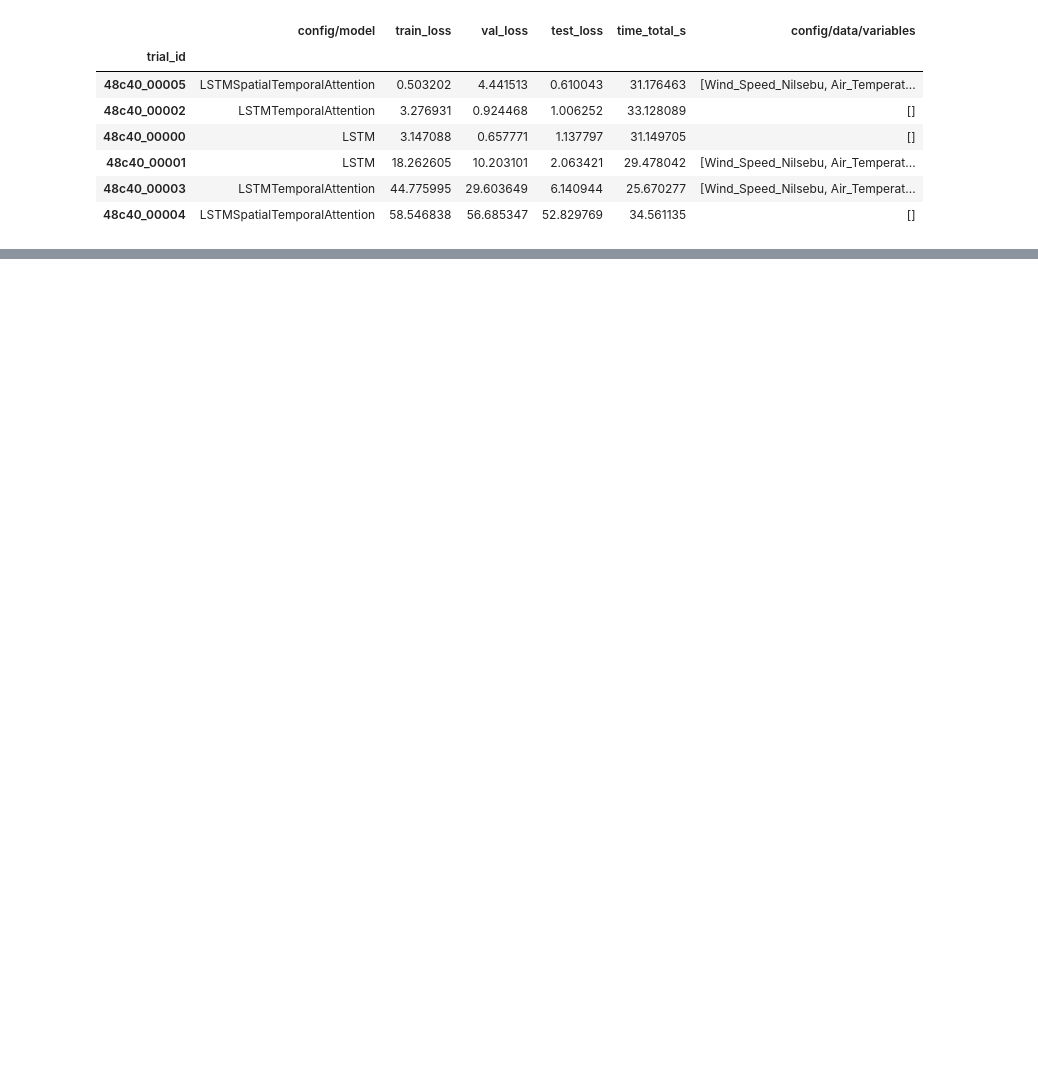
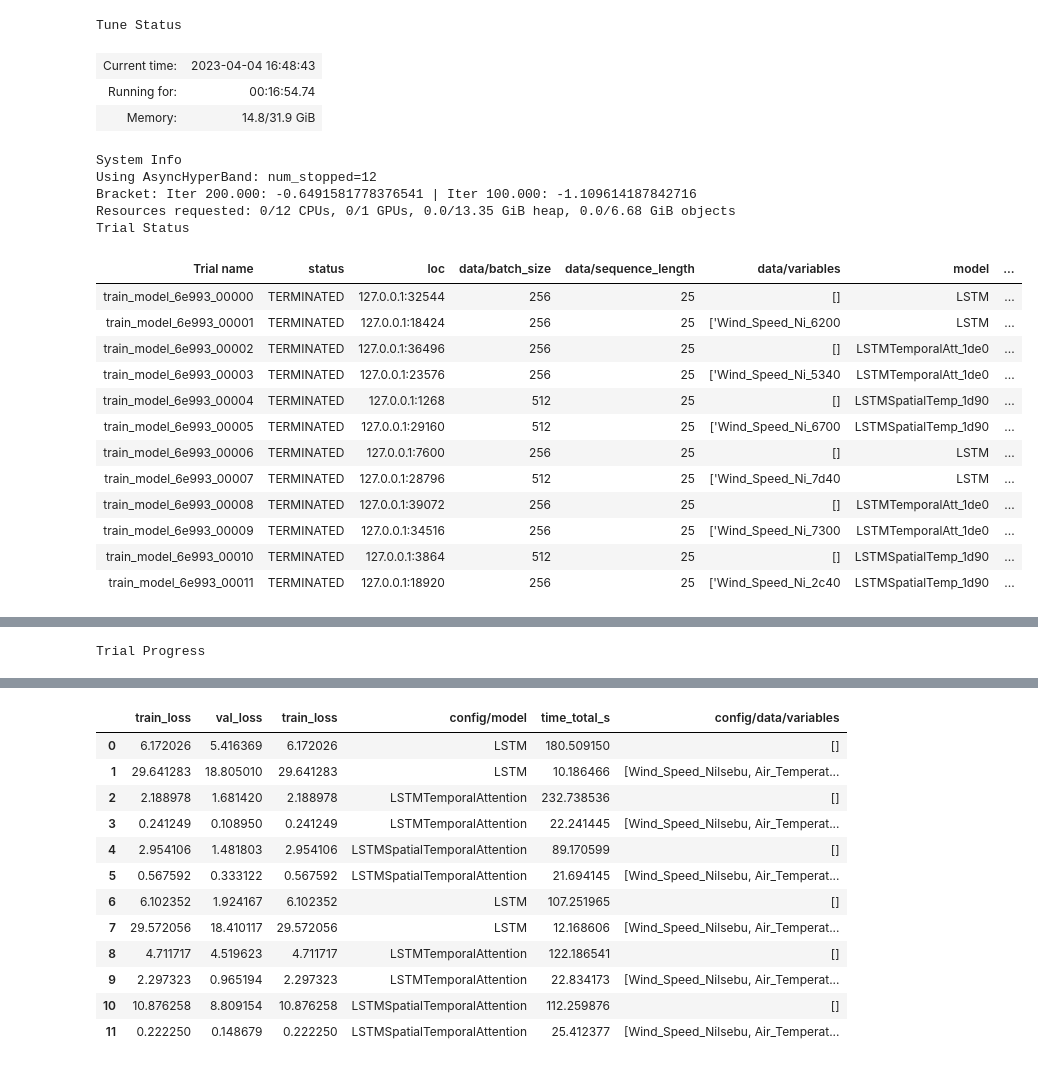
Before and after one commit to BorMagnus/hydro-ml, a Jupyter notebook: notebooks/05-model-training.ipynb, the cells around one changed output, grey strips where cells are left out. Cells and saved outputs as stored; diff of their text form; code cells hidden in the pictures; blank space fills up the shorter version.

Commit message:
Changes in training and application

```diff
--- a/notebooks/05-model-training.ipynb
+++ b/notebooks/05-model-training.ipynb
@@ -16,11 +18,31 @@ from src.train import train_model
 # %%
 target_variable = 'Flow_Kalltveit'
 file_name = "cleaned_data_1.csv"
-data_dir = "../data"
+data_dir = "../best_model"
 datetime_variable = "Datetime"
-models = ["LSTM", "LSTMTemporalAttention", "LSTMSpatialTemporalAttention"] # Can be: "FCN", "FCNTemporalAttention", "LSTMTemporalAttention", "LSTM", "LSTMSpatialAttention", "LSTMSpatialTemporalAttention"
+models = [
+            "LSTM", "LSTMTemporalAttention", "LSTMSpatialTemporalAttention"
+         ] # Can be: "FCN", "FCNTemporalAttention", "LSTMTemporalAttention", "LSTM", "LSTMSpatialAttention", "LSTMSpatialTemporalAttention"
 variables = [
             [],
-            ["Wind_Speed_Nilsebu", "Air_Temperature_Nilsebu", "Wind_Direction_Nilsebu", "Relative_Humidity_Nilsebu", "Air_Temperature_Fister", "Precipitation_Fister", "Flow_Lyngsvatn_Overflow", "Flow_Tapping", "Water_Level_Kalltveit", "Water_Temperature_Kalltveit_Kum", "Precipitation_Nilsebu", "Flow_HBV", "Precipitation_HBV", "Temperature_HBV", "Flow_Without_Tapping_Kalltveit", "Flow_Lyngsaana", "Water_Temperature_Lyngsaana"],
+            [
+                "Wind_Speed_Nilsebu",
+                "Air_Temperature_Nilsebu",
+                "Wind_Direction_Nilsebu",
+                "Relative_Humidity_Nilsebu",
+                "Air_Temperature_Fister",
+                "Precipitation_Fister",
+                "Flow_Lyngsvatn_Overflow",
+                "Flow_Tapping",
+                "Water_Level_Kalltveit",
+                "Water_Temperature_Kalltveit_Kum",
+                "Precipitation_Nilsebu",
+                "Flow_HBV",
+                "Precipitation_HBV",
+                "Temperature_HBV",
+                "Flow_Without_Tapping_Kalltveit",
+                "Flow_Lyngsaana",
+                "Water_Temperature_Lyngsaana"
+            ],
         ]
 # %%
@@ -120,11 +100,0 @@ Best config:  {'data_file': 'cleaned_data_1.csv', 'datetime': 'Datetime', 'data'
-# %%
-df[['config/model', 'train_loss', 'val_loss', 'test_loss', 'time_total_s', 'config/data/variables']].sort_values('test_loss')
-# %% [output]
-|  | config/model | train_loss | val_loss | test_loss | time_total_s | config/data/variables |
-| trial_id |  |  |  |  |  |  |
-| 48c40_00005 | LSTMSpatialTemporalAttention | 0.503202 | 4.441513 | 0.610043 | 31.176463 | [Wind_Speed_Nilsebu, Air_Temperat... |
-| 48c40_00002 | LSTMTemporalAttention | 3.276931 | 0.924468 | 1.006252 | 33.128089 | [] |
-| 48c40_00000 | LSTM | 3.147088 | 0.657771 | 1.137797 | 31.149705 | [] |
-| 48c40_00001 | LSTM | 18.262605 | 10.203101 | 2.063421 | 29.478042 | [Wind_Speed_Nilsebu, Air_Temperat... |
-| 48c40_00003 | LSTMTemporalAttention | 44.775995 | 29.603649 | 6.140944 | 25.670277 | [Wind_Speed_Nilsebu, Air_Temperat... |
-| 48c40_00004 | LSTMSpatialTemporalAttention | 58.546838 | 56.685347 | 52.829769 | 34.561135 | [] |
@@ -130,0 +146,29 @@ df[['config/model', 'train_loss', 'val_loss', 'test_loss', 'time_total_s', 'conf
+# %%
+exp_name = "inflow_forecasting"
+
+analysis = main(exp_name, n_samples=2, max_num_epochs=200, min_num_epochs=100)
+# Models trained and last reported loss
+analysis.dataframe()[['train_loss', 'val_loss', 'train_loss', 'config/model', 'time_total_s', 'config/data/variables']]
+# %% [output]
+Tune Status
+| Current time: | 2023-04-04 16:48:43 |
+| Running for: | 00:16:54.74 |
+| Memory: | 14.8/31.9 GiB |
+System Info
+Using AsyncHyperBand: num_stopped=12
+Bracket: Iter 200.000: -0.6491581778376541 | Iter 100.000: -1.109614187842716
+Resources requested: 0/12 CPUs, 0/1 GPUs, 0.0/13.35 GiB heap, 0.0/6.68 GiB objects
+Trial Status
+| Trial name | status | loc | data/batch_size | data/sequence_length | data/variables | model | ... |
+| train_model_6e993_00000 | TERMINATED | 127.0.0.1:32544 | 256 | 25 | [] | LSTM | ... |
+| train_model_6e993_00001 | TERMINATED | 127.0.0.1:18424 | 256 | 25 | ['Wind_Speed_Ni_6200 | LSTM | ... |
+| train_model_6e993_00002 | TERMINATED | 127.0.0.1:36496 | 256 | 25 | [] | LSTMTemporalAtt_1de0 | ... |
+| train_model_6e993_00003 | TERMINATED | 127.0.0.1:23576 | 256 | 25 | ['Wind_Speed_Ni_5340 | LSTMTemporalAtt_1de0 | ... |
+| train_model_6e993_00004 | TERMINATED | 127.0.0.1:1268 | 512 | 25 | [] | LSTMSpatialTemp_1d90 | ... |
+| train_model_6e993_00005 | TERMINATED | 127.0.0.1:29160 | 512 | 25 | ['Wind_Speed_Ni_6700 | LSTMSpatialTemp_1d90 | ... |
+| train_model_6e993_00006 | TERMINATED | 127.0.0.1:7600 | 256 | 25 | [] | LSTM | ... |
+| train_model_6e993_00007 | TERMINATED | 127.0.0.1:28796 | 512 | 25 | ['Wind_Speed_Ni_7d40 | LSTM | ... |
+| train_model_6e993_00008 | TERMINATED | 127.0.0.1:39072 | 256 | 25 | [] | LSTMTemporalAtt_1de0 | ... |
+| train_model_6e993_00009 | TERMINATED | 127.0.0.1:34516 | 256 | 25 | ['Wind_Speed_Ni_7300 | LSTMTemporalAtt_1de0 | ... |
+| train_model_6e993_00010 | TERMINATED | 127.0.0.1:3864 | 512 | 25 | [] | LSTMSpatialTemp_1d90 | ... |
+| train_model_6e993_00011 | TERMINATED | 127.0.0.1:18920 | 256 | 25 | ['Wind_Speed_Ni_2c40 | LSTMSpatialTemp_1d90 | ... |
@@ -130,0 +176 @@ df[['config/model', 'train_loss', 'val_loss', 'test_loss', 'time_total_s', 'conf
+Trial Progress
@@ -130,0 +179,13 @@ df[['config/model', 'train_loss', 'val_loss', 'test_loss', 'time_total_s', 'conf
+|  | train_loss | val_loss | train_loss | config/model | time_total_s | config/data/variables |
+| 0 | 6.172026 | 5.416369 | 6.172026 | LSTM | 180.509150 | [] |
+| 1 | 29.641283 | 18.805010 | 29.641283 | LSTM | 10.186466 | [Wind_Speed_Nilsebu, Air_Temperat... |
+| 2 | 2.188978 | 1.681420 | 2.188978 | LSTMTemporalAttention | 232.738536 | [] |
+| 3 | 0.241249 | 0.108950 | 0.241249 | LSTMTemporalAttention | 22.241445 | [Wind_Speed_Nilsebu, Air_Temperat... |
+| 4 | 2.954106 | 1.481803 | 2.954106 | LSTMSpatialTemporalAttention | 89.170599 | [] |
+| 5 | 0.567592 | 0.333122 | 0.567592 | LSTMSpatialTemporalAttention | 21.694145 | [Wind_Speed_Nilsebu, Air_Temperat... |
+| 6 | 6.102352 | 1.924167 | 6.102352 | LSTM | 107.251965 | [] |
+| 7 | 29.572056 | 18.410117 | 29.572056 | LSTM | 12.168606 | [Wind_Speed_Nilsebu, Air_Temperat... |
+| 8 | 4.711717 | 4.519623 | 4.711717 | LSTMTemporalAttention | 122.186541 | [] |
+| 9 | 2.297323 | 0.965194 | 2.297323 | LSTMTemporalAttention | 22.834173 | [Wind_Speed_Nilsebu, Air_Temperat... |
+| 10 | 10.876258 | 8.809154 | 10.876258 | LSTMSpatialTemporalAttention | 112.259876 | [] |
+| 11 | 0.222250 | 0.148679 | 0.222250 | LSTMSpatialTemporalAttention | 25.412377 | [Wind_Speed_Nilsebu, Air_Temperat... |
```
Also changed, not shown: parts of 7 cells of this notebook, 7 other files.
